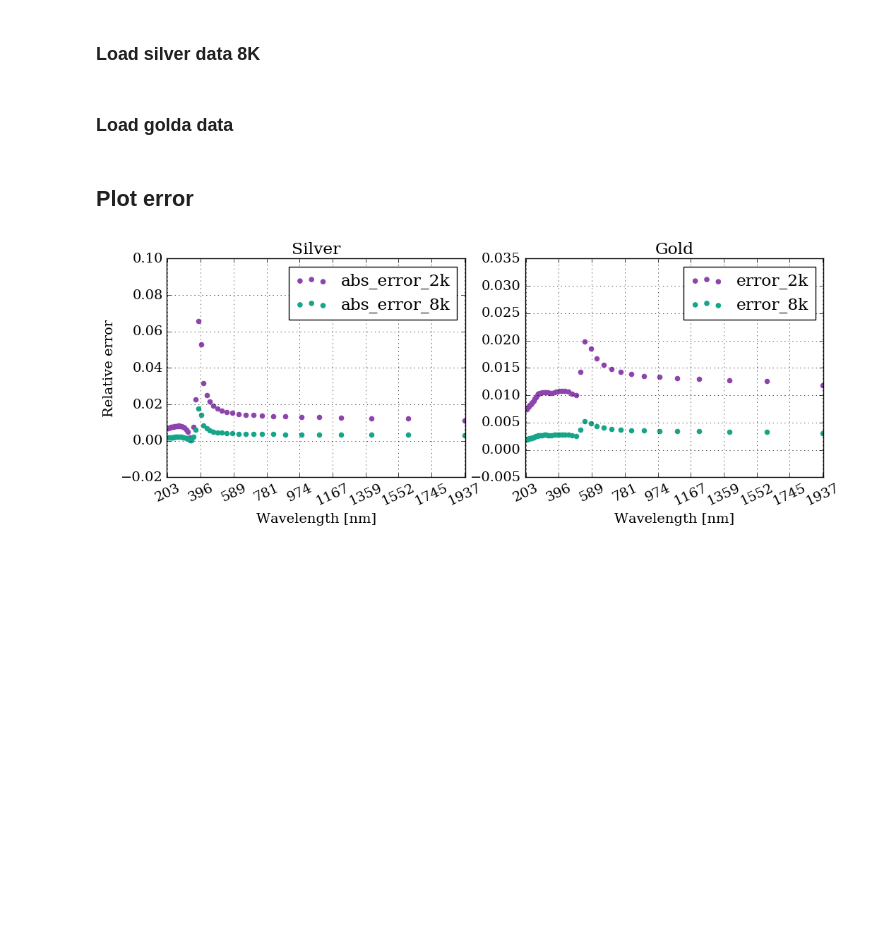
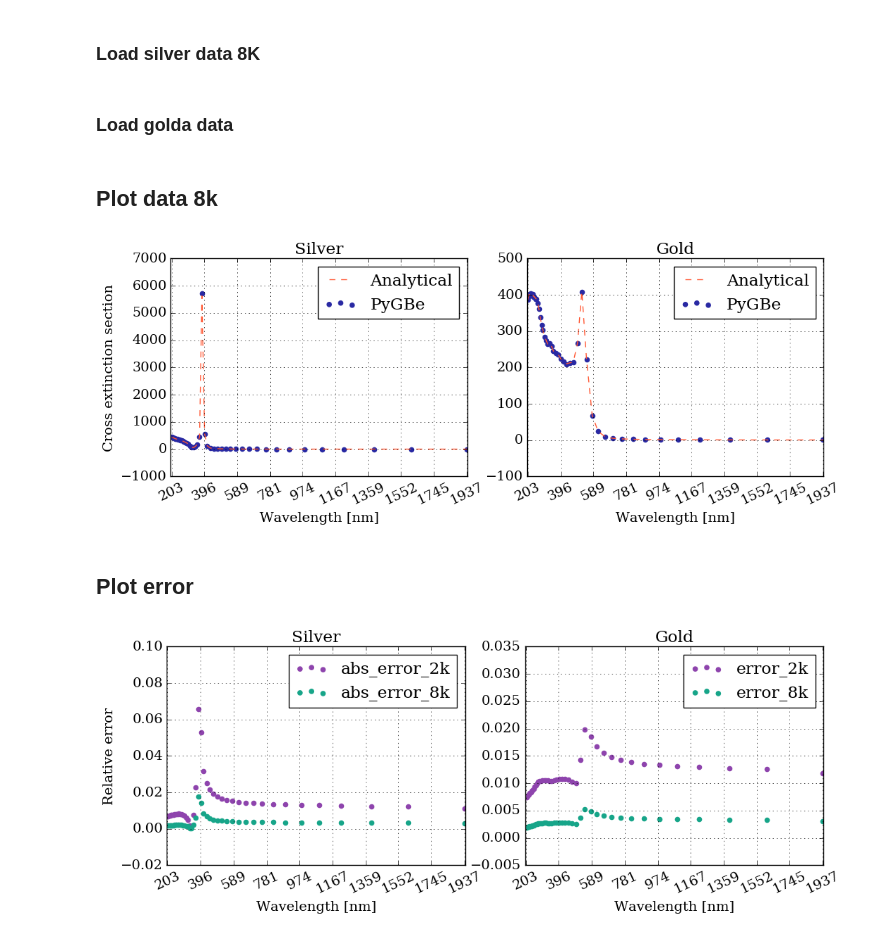
Before and after one commit to barbagroup/pygbe_lspr, a Jupyter notebook: pygbe_vs_analytical_exp_data.ipynb, the cells around one changed output. Drawn from its saved outputs; the diff is of its cells as text; code cells hidden in the pictures; blank space fills up the shorter version.

Commit message:
Add plot data 8k meshes

```diff
--- a/pygbe_vs_analytical_exp_data.ipynb
+++ b/pygbe_vs_analytical_exp_data.ipynb
@@ -102,6 +102,42 @@ lambda_s_8k, Cext_s_8k, Cext_an_s_8k, error_s_8k = numpy.loadtxt('data/lambda_Ce
 ### Load golda data
 # %%
 lambda_g_8k, Cext_g_8k, Cext_an_g_8k, error_g_8k = numpy.loadtxt('data/lambda_Cext_Cext_an_error_gold_8K.txt', unpack=True)
+# %% [markdown]
+## Plot data 8k
+# %%
+#Plot data 8k
+pyplot.figure(figsize=(12,4))
+
+pyplot.subplot(121)
+
+pyplot.scatter(lambda_s_8k, Cext_s_8k, color='#2929a3', label='PyGBe')
+pyplot.plot(lambda_s_8k, Cext_an_s_8k, color='#ff5733', ls='--', label='Analytical')
+
+
+pyplot.xlabel('Wavelength [nm]')
+pyplot.ylabel('Cross extinction section')
+pyplot.xlim(min(lambda_s_8k)-5, max(lambda_s_8k)+5)
+pyplot.xticks(numpy.linspace(min(lambda_s_8k), max(lambda_s_8k), 10), rotation=25)
+pyplot.title('Silver')
+pyplot.legend(loc='best')
+pyplot.grid()
+
+
+pyplot.subplot(122)
+
+pyplot.scatter(lambda_g_8k, Cext_g_8k, color='#2929a3', label='PyGBe')
+pyplot.plot(lambda_g_8k, Cext_an_g_8k, color='#ff5733', ls='--', label='Analytical')
+
+
+pyplot.xlabel('Wavelength [nm]')
+#pyplot.ylabel('Cross extinction section')
+pyplot.xlim(min(lambda_g_8k)-5, max(lambda_g_8k)+5)
+pyplot.xticks(numpy.linspace(min(lambda_g_8k), max(lambda_g_8k), 10), rotation=25)
+pyplot.title('Gold')
+pyplot.legend(loc='best')
+pyplot.grid()
+# %% [output]
+[figure, added]
 # %% [markdown]
 ## Plot error
 # %%
```
Also changed, not shown: parts of 1 cell of this notebook.
